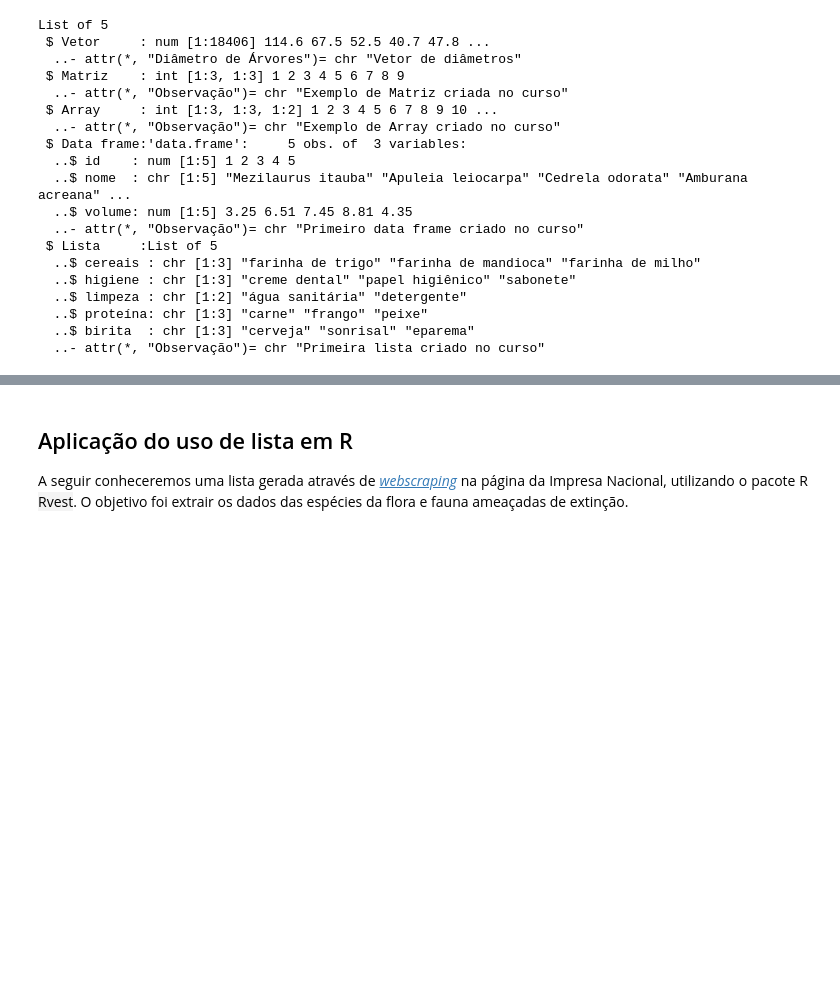
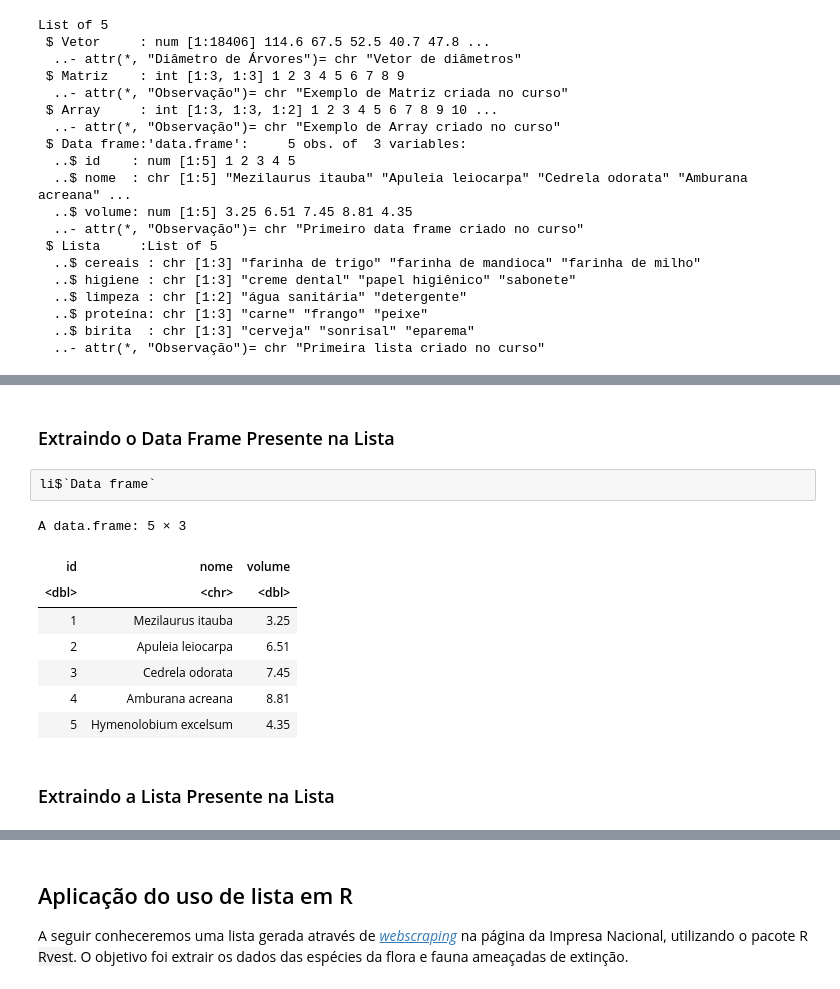
Before and after one commit to robson-cruz/Introducao_Analise_Dados_R, a Jupyter notebook: Modulo_1_Introducao_Linguagem_R_Aula_5.ipynb, the cells around one changed output, grey strips where cells are left out. Saved outputs shown, nothing was run; the diff lists cells and outputs as text; blank space fills up the shorter version.

Commit message:
Extrair elementos da lista contendo as estruturas de dados abordadas durante o curso

```diff
--- a/Modulo_1_Introducao_Linguagem_R_Aula_5.ipynb
+++ b/Modulo_1_Introducao_Linguagem_R_Aula_5.ipynb
@@ -460,0 +499,15 @@ List of 5
+# %% [markdown]
+### Extraindo o Data Frame Presente na Lista
+# %%
+li$`Data frame`
+# %% [output]
+A data.frame: 5 × 3
+| id | nome | volume |
+| <dbl> | <chr> | <dbl> |
+| 1 | Mezilaurus itauba | 3.25 |
+| 2 | Apuleia leiocarpa | 6.51 |
+| 3 | Cedrela odorata | 7.45 |
+| 4 | Amburana acreana | 8.81 |
+| 5 | Hymenolobium excelsum | 4.35 |
+# %% [markdown]
+### Extraindo a Lista Presente na Lista
```
Also changed, not shown: parts of 7 cells of this notebook, 1 other file.
